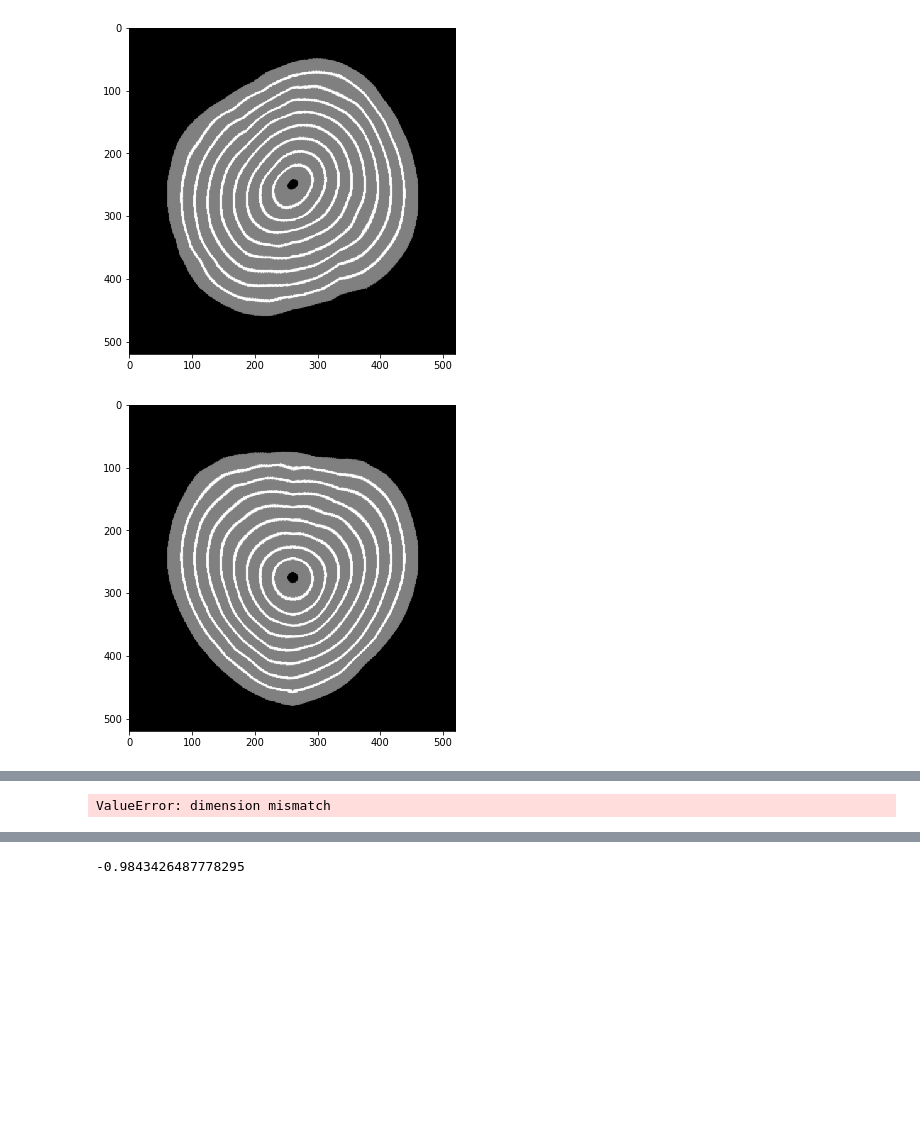
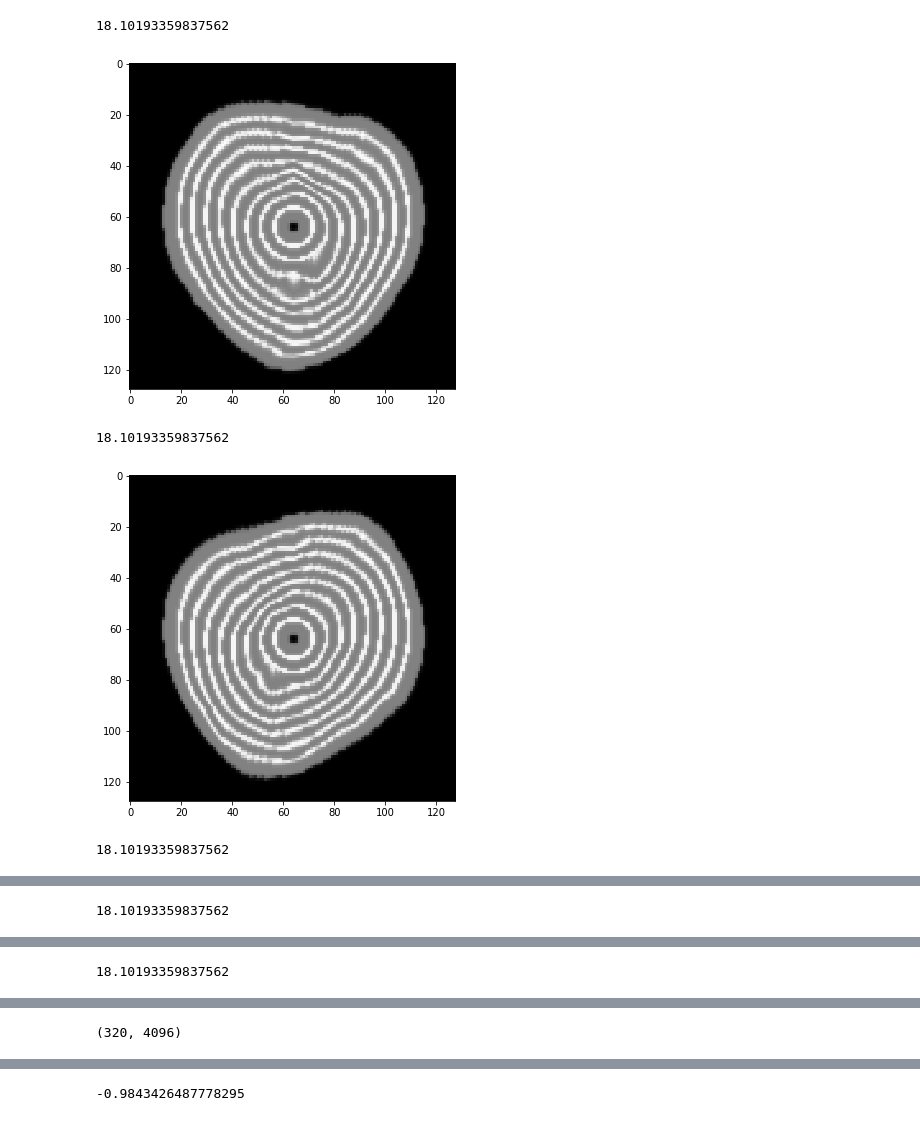
Before and after one commit to ZhaoqiangShen/computed_tomography, a Jupyter notebook: Regularization.ipynb, the cells around one changed output, grey strips where cells are left out. Cells and saved outputs as stored; diff of their text form; code cells hidden in the pictures; blank space fills up the shorter version.

```diff
--- a/Regularization.ipynb
+++ b/Regularization.ipynb
@@ -16,15 +26,18 @@ from topolar import topolar
 # %%
-circle = phantoms.circle(500,12, wall_thickness=25)
-circle = np.pad(circle, pad_width=10, mode='constant', constant_values=0)
+circle = phantoms.circle(128,12, wall_thickness=7)
+#circle = np.pad(circle, pad_width=10, mode='constant', constant_values=0)
 circle = gaussian(circle, sigma=0.5, preserve_range=True)
 for _ in range(5):
-    wobbly, src, inv_src = phantoms.wobbly_transform(circle, amplitude=18)
+    wobbly, src, inv_src = phantoms.wobbly_transform(circle, amplitude=5)
     #wobbly = gaussian(wobbly, sigma=1.0, preserve_range=True)
 
 
     plt.figure(figsize=(6,6))
     plt.imshow(wobbly, cmap='gray')
     plt.show()
 # %% [output]
+18.10193359837562
-[figure, old version]
+[figure, new version]
+18.10193359837562
-[figure, old version]
+[figure, new version]
+18.10193359837562
@@ -31,0 +45 @@ for _ in range(5):
+18.10193359837562
@@ -32,0 +47 @@ for _ in range(5):
+18.10193359837562
@@ -36,7 +51,7 @@ A = ipi.astra_proj_matrix(64, proj_size=circle.shape[0], proj_angles=np.linspace
-# %%
-sino = A @ circle.ravel()
-# %% [output]
-ValueError: dimension mismatch
+# %%
+A.shape
+# %% [output]
+(320, 4096)
 # %%
 print("A ", A.shape)
 type(A)
```
Also changed, not shown: parts of 39 cells of this notebook.
